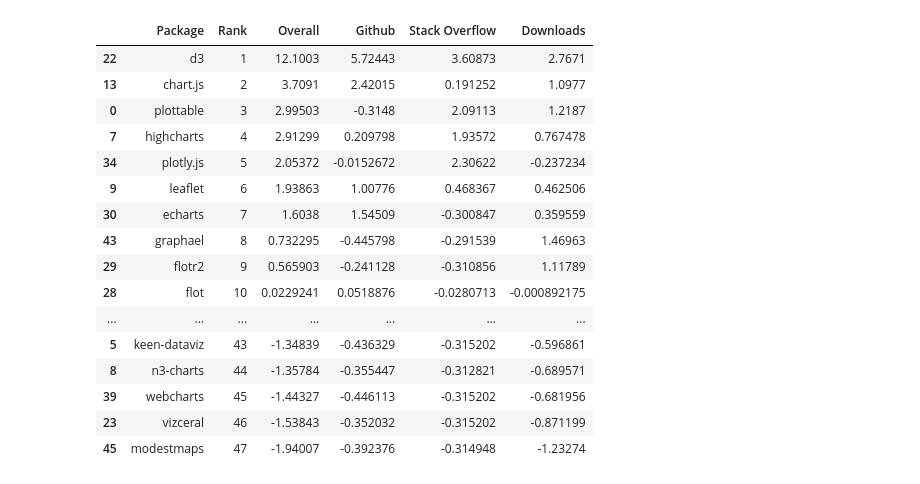
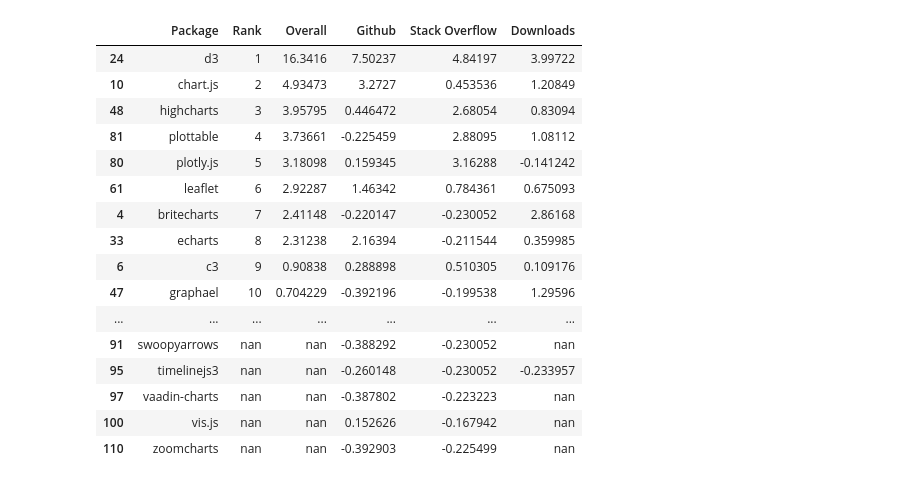
Before and after one commit to thedataincubator/data-science-blogs, a Jupyter notebook: code/js_viz_analysis.ipynb, the cells around one changed output. Saved outputs shown, nothing was run; the diff lists cells and outputs as text; code cells hidden in the pictures.

```diff
--- a/code/js_viz_analysis.ipynb
+++ b/code/js_viz_analysis.ipynb
@@ -54,30 +16,60 @@ final_DF = pd.DataFrame(columns=['Package', 'Rank', 'Overall', 'Github', 'Stack
+# %%
+#scale the values, such that for each metric: mean = 0 and std = 1
+#use the same scaling for the nanDF dataset
+metrics = ['forks','stars','so_tag_counts','so_question_count','downloads','growth_rates']
+scaled_DF = pd.DataFrame(columns=metrics)
+scaled_NaN = pd.DataFrame(columns=metrics)
+
+for metric in metrics:
+    mean = DF[metric].mean()
+    std = DF[metric].std()
+    scaled_DF[metric] = DF[metric].apply(lambda x: (x-mean)/std)
+    scaled_NaN[metric] = nanDF[metric].apply(lambda x: (x-mean)/std)
+
+scaled_DF['package']= DF['package']
+scaled_NaN['package'] = nanDF['package']
 # %%
-final_DF['Package'] = DF_scaled['package']
-final_DF['Github'] = DF_scaled[['forks', 'stars']].mean(axis=1)
-final_DF['Stack Overflow'] = DF_scaled[['so_tag_counts', 'so_questions_counts']].mean(axis=1)
-final_DF['Downloads'] = DF_scaled[['downloads','dl_growth_rates']].mean(axis=1)
+#merge forks and stars to one GitHub metric, Tags and Questions to Stack Overflow, downloads and dl growth to Downloads
+#overall is sum of all scaled metrics
+final_DF = pd.DataFrame(columns=['Package', 'Rank', 'Overall', 'Github', 'Stack Overflow', 'Downloads'])
+final_DF['Package'] = scaled_DF['package']
+final_DF['Github'] = scaled_DF[['forks', 'stars']].mean(axis=1)
+final_DF['Stack Overflow'] = scaled_DF[['so_tag_counts', 'so_question_count']].mean(axis=1)
+final_DF['Downloads'] = scaled_DF[['downloads','growth_rates']].mean(axis=1)
 final_DF['Overall'] = final_DF[['Github','Stack Overflow','Downloads']].sum(axis=1)
 final_DF['Rank'] = final_DF['Overall'].rank(ascending=0).astype(int)
+# %%
+#combine nanDF metrics to be added to the bottom fo the DF
+final_nan_DF = pd.DataFrame(columns=['Package', 'Github', 'Stack Overflow', 'Downloads'])
+final_nan_DF['Package'] = scaled_NaN['package']
+final_nan_DF['Github'] = scaled_NaN[['forks', 'stars']].mean(axis=1)
+final_nan_DF['Stack Overflow'] = scaled_NaN[['so_tag_counts', 'so_question_count']].mean(axis=1)
+final_nan_DF['Downloads'] = scaled_NaN[['downloads','growth_rates']].mean(axis=1)
+
+ranked_data = final_DF.append(final_nan_DF)
+# %%
+ranked_data.sort_values(['Overall'], axis=0, ascending=False, inplace=True)
+ranked_data = ranked_data.reindex_axis(['Package','Rank','Overall','Github','Stack Overflow','Downloads'], axis=1)
 # %%
-final_DF.style.set_table_styles([
+ranked_data.style.set_table_styles([
     {'selector': '.row_heading, .blank', 'props': [('display', 'none;')]}
 ])
 # %% [output]
 |  | Package | Rank | Overall | Github | Stack Overflow | Downloads |
-| 22 | d3 | 1 | 12.1003 | 5.72443 | 3.60873 | 2.7671 |
-| 13 | chart.js | 2 | 3.7091 | 2.42015 | 0.191252 | 1.0977 |
-| 0 | plottable | 3 | 2.99503 | -0.3148 | 2.09113 | 1.2187 |
-| 7 | highcharts | 4 | 2.91299 | 0.209798 | 1.93572 | 0.767478 |
-| 34 | plotly.js | 5 | 2.05372 | -0.0152672 | 2.30622 | -0.237234 |
-| 9 | leaflet | 6 | 1.93863 | 1.00776 | 0.468367 | 0.462506 |
-| 30 | echarts | 7 | 1.6038 | 1.54509 | -0.300847 | 0.359559 |
-| 43 | graphael | 8 | 0.732295 | -0.445798 | -0.291539 | 1.46963 |
-| 29 | flotr2 | 9 | 0.565903 | -0.241128 | -0.310856 | 1.11789 |
-| 28 | flot | 10 | 0.0229241 | 0.0518876 | -0.0280713 | -0.000892175 |
+| 24 | d3 | 1 | 16.3416 | 7.50237 | 4.84197 | 3.99722 |
+| 10 | chart.js | 2 | 4.93473 | 3.2727 | 0.453536 | 1.20849 |
+| 48 | highcharts | 3 | 3.95795 | 0.446472 | 2.68054 | 0.83094 |
+| 81 | plottable | 4 | 3.73661 | -0.225459 | 2.88095 | 1.08112 |
+| 80 | plotly.js | 5 | 3.18098 | 0.159345 | 3.16288 | -0.141242 |
+| 61 | leaflet | 6 | 2.92287 | 1.46342 | 0.784361 | 0.675093 |
+| 4 | britecharts | 7 | 2.41148 | -0.220147 | -0.230052 | 2.86168 |
+| 33 | echarts | 8 | 2.31238 | 2.16394 | -0.211544 | 0.359985 |
+| 6 | c3 | 9 | 0.90838 | 0.288898 | 0.510305 | 0.109176 |
+| 47 | graphael | 10 | 0.704229 | -0.392196 | -0.199538 | 1.29596 |
 | ... | ... | ... | ... | ... | ... | ... |
-| 5 | keen-dataviz | 43 | -1.34839 | -0.436329 | -0.315202 | -0.596861 |
-| 8 | n3-charts | 44 | -1.35784 | -0.355447 | -0.312821 | -0.689571 |
-| 39 | webcharts | 45 | -1.44327 | -0.446113 | -0.315202 | -0.681956 |
-| 23 | vizceral | 46 | -1.53843 | -0.352032 | -0.315202 | -0.871199 |
-| 45 | modestmaps | 47 | -1.94007 | -0.392376 | -0.314948 | -1.23274 |
+| 91 | swoopyarrows | nan | nan | -0.388292 | -0.230052 | nan |
+| 95 | timelinejs3 | nan | nan | -0.260148 | -0.230052 | -0.233957 |
+| 97 | vaadin-charts | nan | nan | -0.387802 | -0.223223 | nan |
+| 100 | vis.js | nan | nan | 0.152626 | -0.167942 | nan |
+| 110 | zoomcharts | nan | nan | -0.392903 | -0.225499 | nan |
 # %%
```
Also changed, not shown: parts of 16 cells of this notebook, 14 other files.
